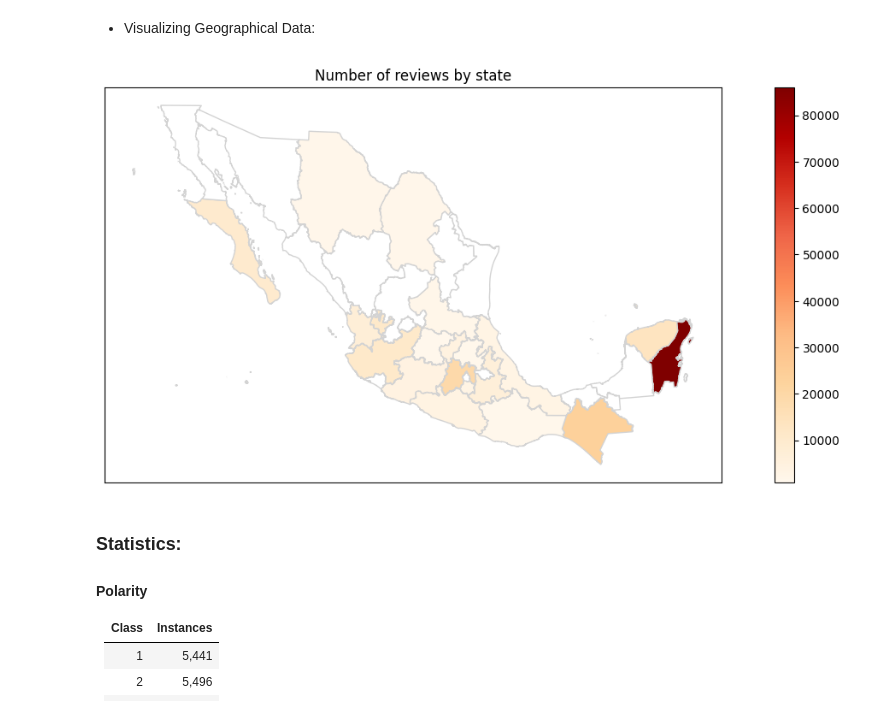
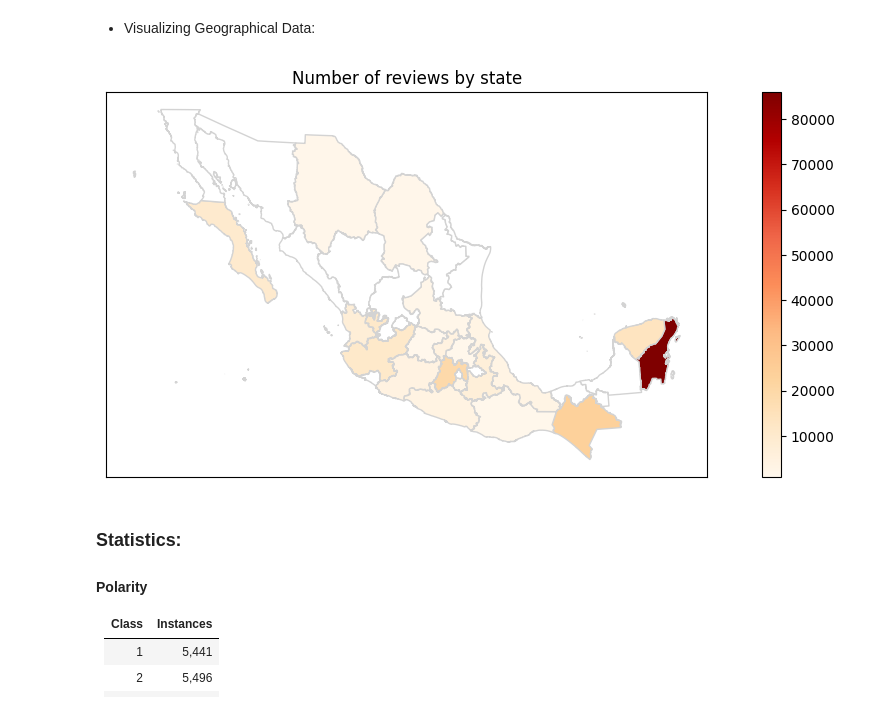
Before and after one commit to edserranoc/NLP_Rest_Mex2025, a Jupyter notebook: notebooks/data_analysis.ipynb, the cells around one changed output. Saved outputs shown, nothing was run; the diff lists cells and outputs as text; code cells hidden in the pictures.

```diff
--- a/notebooks/data_analysis.ipynb
+++ b/notebooks/data_analysis.ipynb
@@ -48,3 +80,6 @@ data = pd.read_csv(data_path)
+# %%
+ld = load_data()
+data = ld.read_data()
 # %% [markdown]
 ### <font color="8C3061" >**Exploratory Analysis:**</font>
 # %% [markdown]
@@ -124,8 +159,8 @@ array([5., 4., 3., 1., 2.])
 # %% [markdown]
 - Visualizing Geographical Data:
 # %%
-path_ent ="../data/mxmaps/ent.gpkg"
-states = geopandas.read_file(path_ent)[["NOMGEO","geometry"]]
+states = ld.read_states_map()
+
 
 def normalize_state_name(name):
     name = name.lower()
@@ -149,16 +184,16 @@ merged = states.merge(data.groupby("Region").agg({"Town":"size"}), left_on="NOMG
 # %%
 merged.plot(column="Town",
             legend=True,
-            figsize=(16,6),
+            figsize=(14,5),
             cmap='OrRd',
             edgecolor='lightgrey',
             missing_kwds={'color': 'white'} )
 plt.xticks([])
 plt.yticks([])
 plt.title("Number of reviews by state")
 plt.show()
 # %% [output]
-[figure, old version]
+[figure, new version]
 # %% [markdown]
 ### Statistics:
 
```
Also changed, not shown: parts of 6 cells of this notebook, 12 other files.
